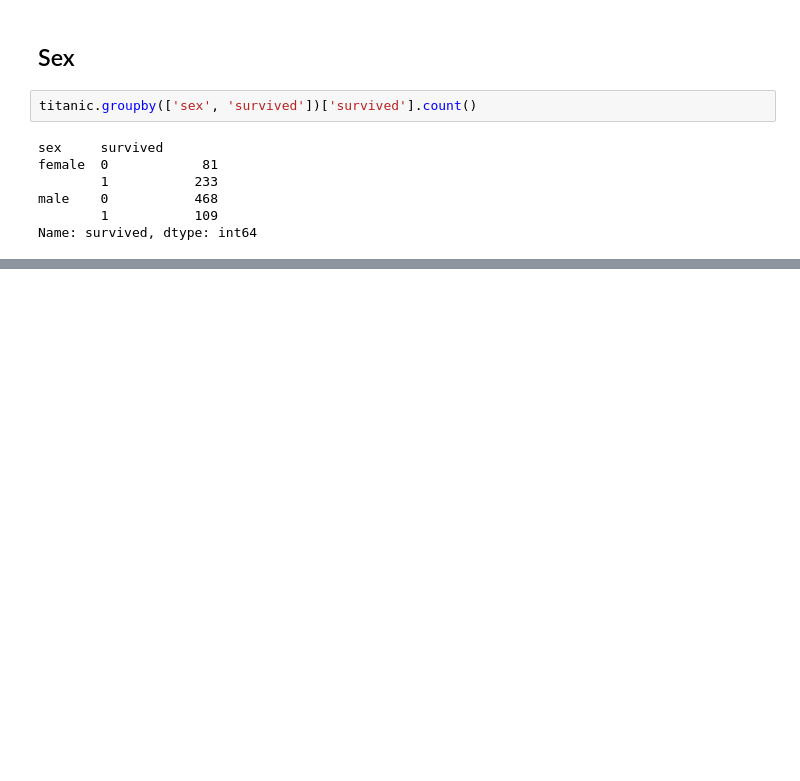
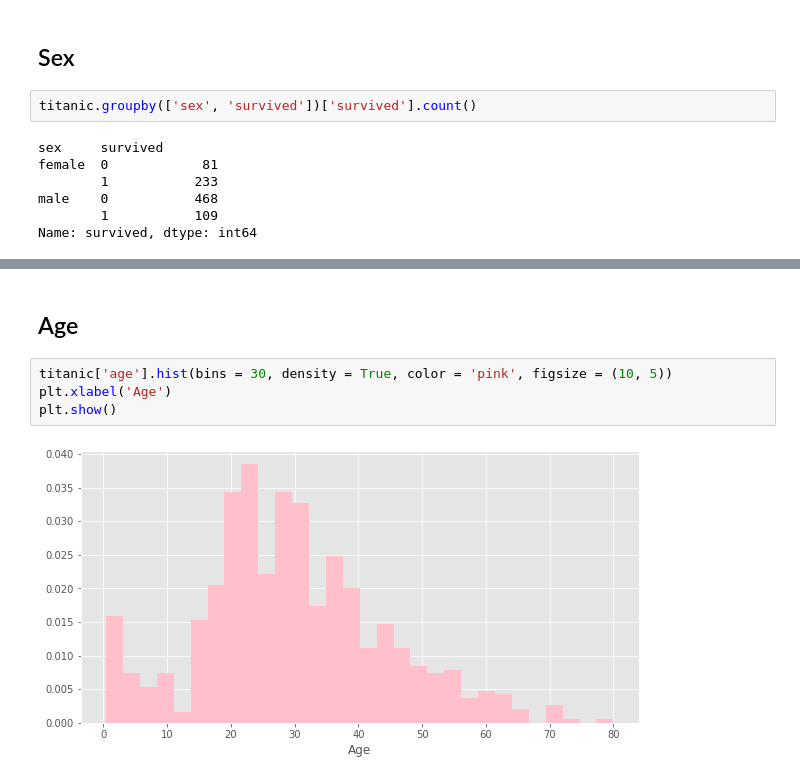
Before and after one commit to Prags21/Data-Analysis-Projects, a Jupyter notebook: EDA of Titanic Dataset/EDA of Titanic Dataset.ipynb, the cells around one changed output, grey strips where cells are left out. Saved outputs shown, nothing was run; the diff lists cells and outputs as text; blank space fills up the shorter version.

Commit message:
added analysis Titanic Dataset

```diff
--- a/EDA of Titanic Dataset/EDA of Titanic Dataset.ipynb
+++ b/EDA of Titanic Dataset/EDA of Titanic Dataset.ipynb
@@ -149,0 +151,8 @@ AttributeError: module 'seaborn' has no attribute 'catplot'
+# %% [markdown]
+## Age
+# %%
+titanic['age'].hist(bins = 30, density = True, color = 'pink', figsize = (10, 5))
+plt.xlabel('Age')
+plt.show()
+# %% [output]
+[figure, added]
```
Also changed, not shown: parts of 25 cells of this notebook.
